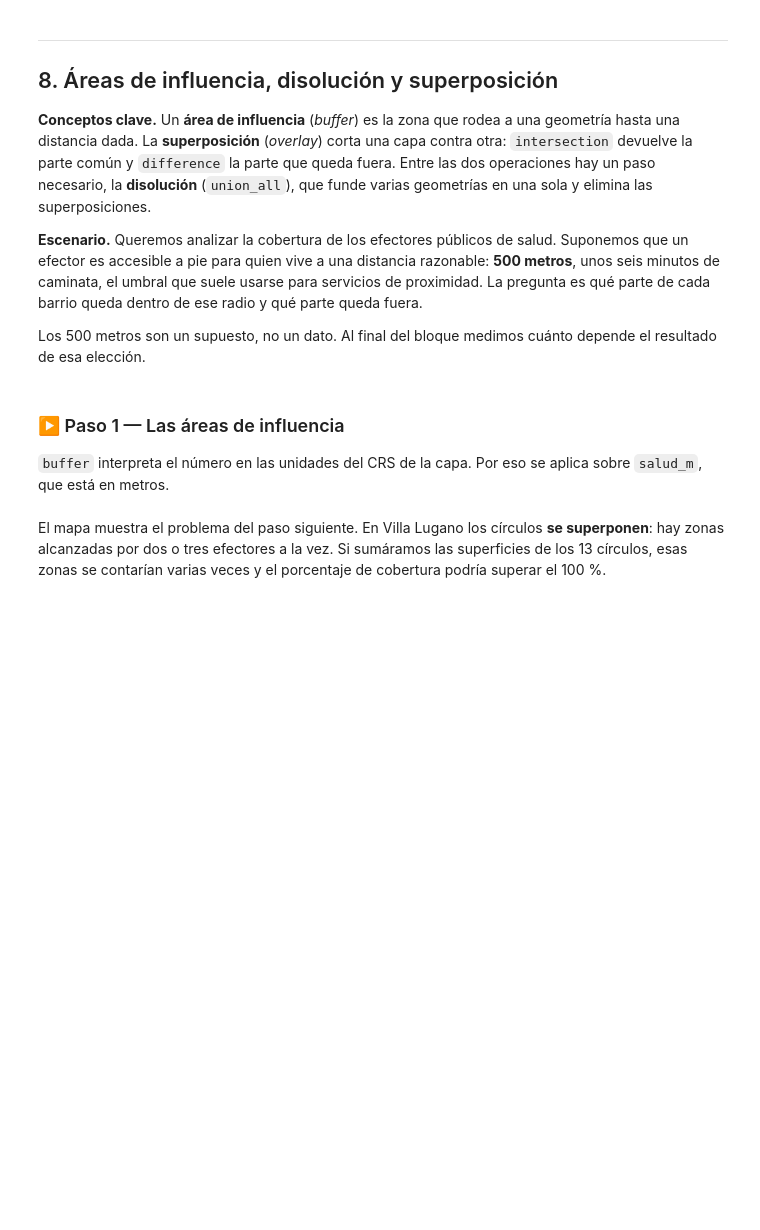
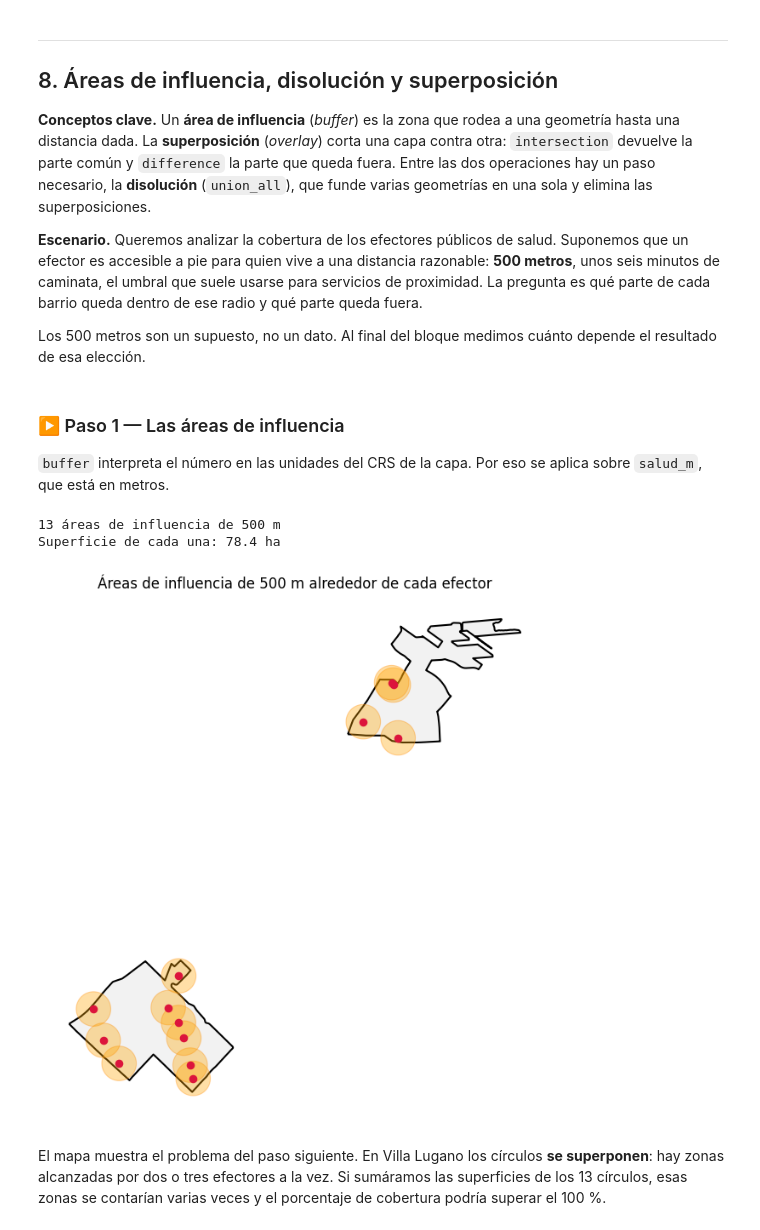
Before and after one commit to renzoepolo/sig-ciencias-sociales, a Jupyter notebook: Clase 6/Clase_6.ipynb, the cells around one changed output. Cells and saved outputs as stored; diff of their text form; code cells hidden in the pictures; blank space fills up the shorter version.

```diff
--- a/Clase 6/Clase_6.ipynb
+++ b/Clase 6/Clase_6.ipynb
@@ -505,0 +337,23 @@ demográfica.
+# %%
+# Paso 1 — filtro barato: los rectángulos de los dos barrios
+recuadros = barrios_m.geometry.envelope.union_all()
+candidatos_m = salud_pais_m[salud_pais_m.intersects(recuadros)]
+
+# Paso 2 — filtro exacto: la geometría de los barrios
+zona_estudio = barrios_m.geometry.union_all()
+salud_m = candidatos_m[candidatos_m.within(zona_estudio)].copy()
+
+
+print(f"Capa nacional:        {len(salud_pais_m)}")
+print(f"Dentro del rectángulo: {len(candidatos_m)}")
+print(f"Dentro de los barrios: {len(salud_m)}")
+# %%
+salud_m = salud_m.rename(columns={"fna": "nombre", "gna": "tipo"})
+
+# A cuál de los dos barrios pertenece cada uno, recorriéndolos de a uno
+for nombre_barrio, geometria in zip(barrios_m["barrio"], barrios_m.geometry):
+    salud_m.loc[salud_m.within(geometria), "barrio"] = nombre_barrio
+
+salud = salud_m.to_crs(GEOGRAFICO)      # versión para los mapas interactivos
+
+salud_m[["nombre", "tipo", "barrio"]]
@@ -560,21 +622,26 @@ resultado de esa elección.
 # %%
 RADIO_M = 500
 
-areas = salud_m.copy()
-areas["geometry"] = salud_m.buffer(RADIO_M)
+areas_m = salud_m.copy()
+areas_m["geometry"] = salud_m.buffer(RADIO_M)
 
-print(f"{len(areas)} áreas de influencia de {RADIO_M} m")
-print(f"Superficie de cada una: {areas.area.iloc[0] / 10_000:.1f} ha")
+print(f"{len(areas_m)} áreas de influencia de {RADIO_M} m")
+print(f"Superficie de cada una: {areas_m.area.iloc[0] / 10_000:.1f} ha")
+# %% [output]
+13 áreas de influencia de 500 m
+Superficie de cada una: 78.4 ha
 # %%
 fig, eje = plt.subplots(figsize=(9, 8))
 
 barrios_m.plot(ax=eje, facecolor="#f2f2f2", edgecolor="black", linewidth=1.5)
-areas.plot(ax=eje, facecolor="orange", alpha=0.35, edgecolor="darkorange", linewidth=0.8)
+areas_m.plot(ax=eje, facecolor="orange", alpha=0.35, edgecolor="darkorange", linewidth=0.8)
 salud_m.plot(ax=eje, color="crimson", markersize=35)
 
 eje.set_title(f"Áreas de influencia de {RADIO_M} m alrededor de cada efector")
 eje.set_axis_off()
 plt.show()
+# %% [output]
+[figure, added]
 # %% [markdown]
 El mapa muestra el problema del paso siguiente. En Villa Lugano los círculos **se superponen**:
 hay zonas alcanzadas por dos o tres efectores a la vez. Si sumáramos las superficies de los 13
```
Also changed, not shown: parts of 125 cells of this notebook.
